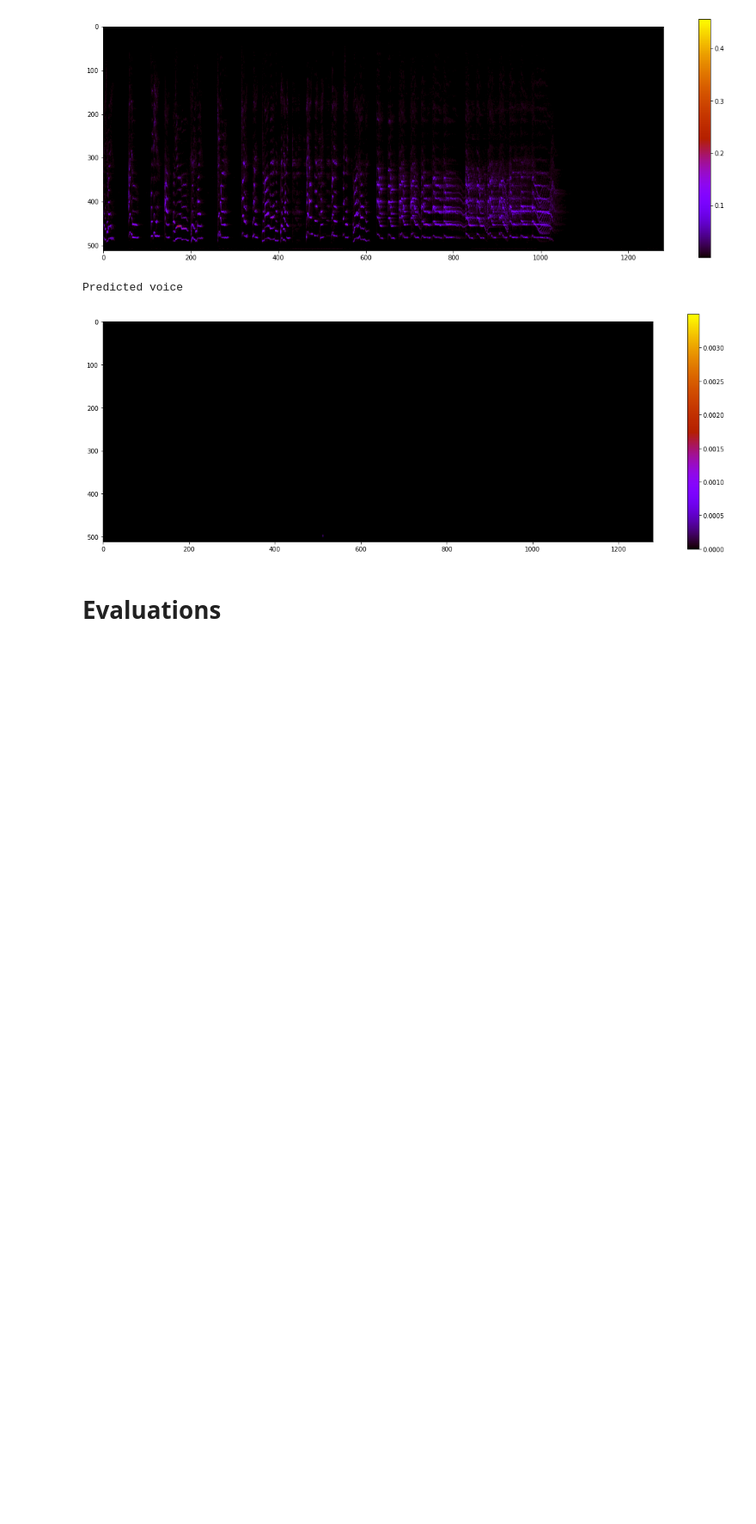
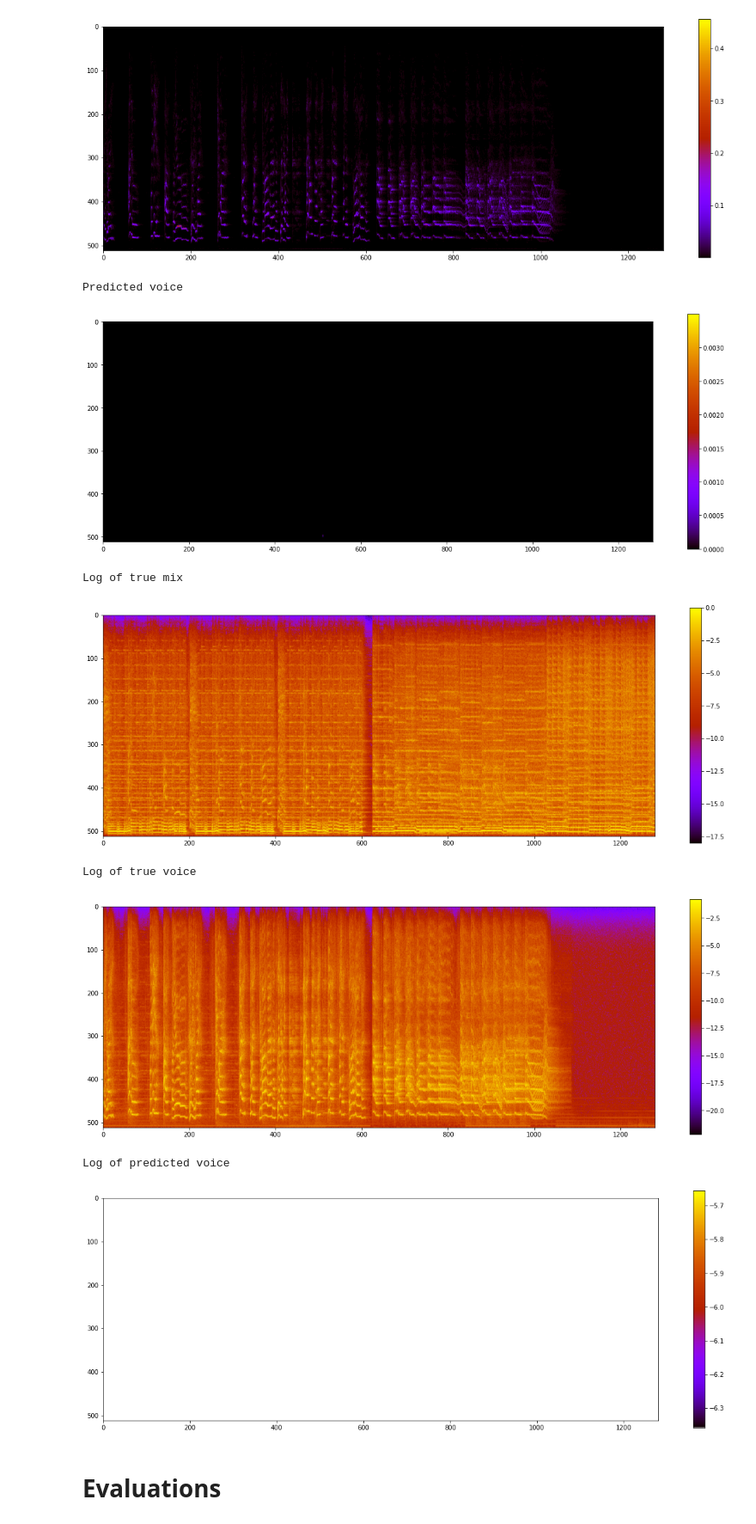
Before and after one commit to MickaRiv/ProjetDatascientest-VoiceSeparator, a Jupyter notebook: notebooks/U_Net.ipynb, the cells around one changed output. Shown at 86% size. Cells and saved outputs as stored; diff of their text form; code cells hidden in the pictures; blank space fills up the shorter version.

```diff
--- a/notebooks/U_Net.ipynb
+++ b/notebooks/U_Net.ipynb
@@ -361,6 +361,38 @@ True voice
 [figure]
 Predicted voice
 [figure]
+# %%
+magmix, magvoice, _ = preprocess(musdb_train[0])
+X_mix, X_voice = reshape(magmix, magvoice, 128)
+
+print("Log of true mix")
+plt.figure(figsize=(20,7))
+mix_to_plot = np.concatenate([X_mix[i] for i in range(10)])
+plt.imshow(np.log(mix_to_plot[:,::-1,0].T),cmap="gnuplot")
+plt.colorbar()
+plt.show()
+
+print("Log of true voice")
+plt.figure(figsize=(20,7))
+mix_to_plot = np.concatenate([X_voice[i] for i in range(10)])
+plt.imshow(np.log(mix_to_plot[:,::-1,0].T),cmap="gnuplot")
+plt.colorbar()
+plt.show()
+
+ytest = unet.predict(X_mix[0:10,:,:,:].reshape(-1,nframes,nfreq,1))
+print("Log of predicted voice")
+plt.figure(figsize=(20,7))
+mix_to_plot = np.concatenate([ytest[i] for i in range(10)])
+plt.imshow(np.log(mix_to_plot[:,::-1,0].T),cmap="gnuplot")
+plt.colorbar()
+plt.show()
+# %% [output]
+Log of true mix
+[figure, added]
+Log of true voice
+[figure, added]
+Log of predicted voice
+[figure, added]
 # %% [markdown]
 # Evaluations
 # %%
```
